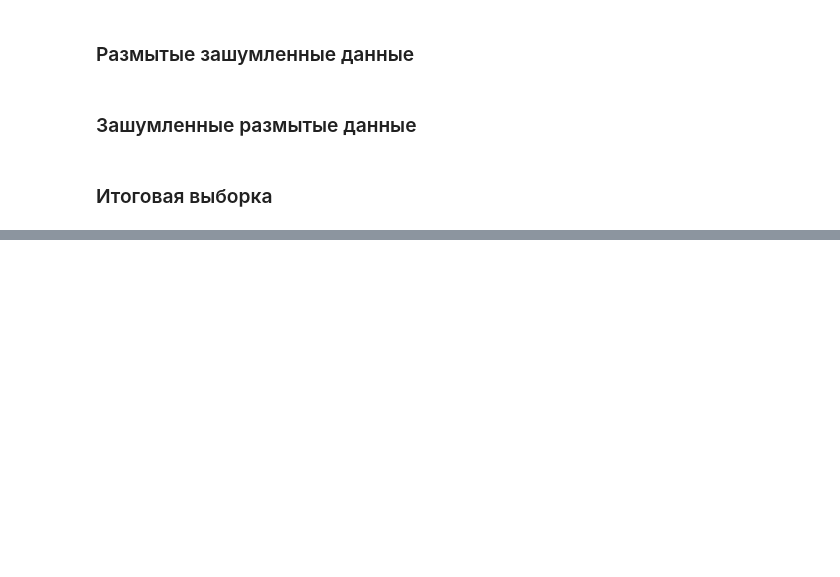
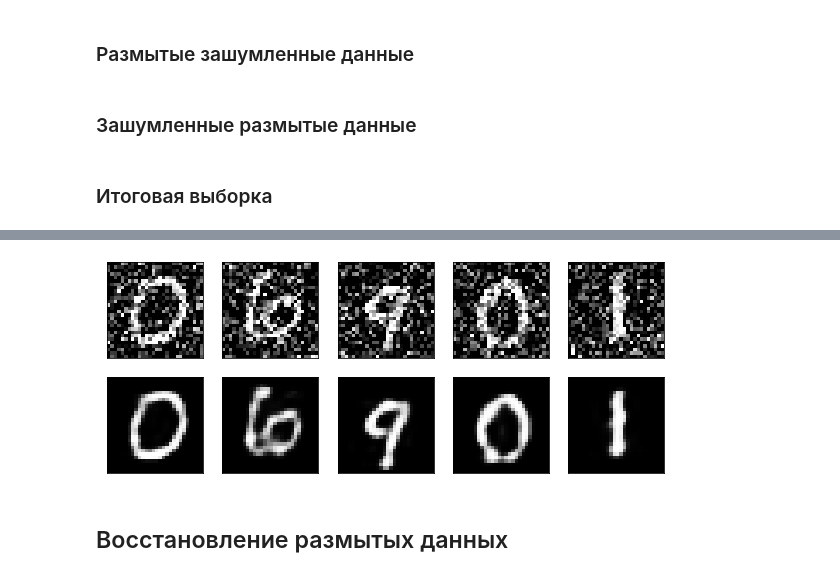
Before and after one commit to FainaIgnatishina/Autoencoders, a Jupyter notebook: Autoencoders.ipynb, the cells around one changed output, grey strips where cells are left out. Drawn from its saved outputs; the diff is of its cells as text; code cells hidden in the pictures; blank space fills up the shorter version.

```diff
--- a/Autoencoders.ipynb
+++ b/Autoencoders.ipynb
@@ -131,0 +221,2 @@ plt.show()
+# %%
+history = autoencoder.fit(X_train_noisy, X_train, batch_size=batch_size, epochs=epochs, verbose=1, validation_data=(X_test, X_test))
@@ -131,0 +234,25 @@ plt.show()
+# %%
+decoded_noisy_imgs = autoencoder.predict(X_test_noisy)
+# %%
+first = 10
+n = 5
+plt.figure(figsize=(10, 6))
+for i in range(n):
+    ax = plt.subplot(3, n, i+1)
+    plt.imshow(X_test_noisy[i+first].reshape(28, 28))
+    plt.gray()
+    ax.get_xaxis().set_visible(False)
+    ax.get_yaxis().set_visible(False)
+
+
+    ax = plt.subplot(3, n, i+n+1)
+    plt.imshow(decoded_noisy_imgs[i+first].reshape(28, 28))
+    plt.gray()
+    ax.get_xaxis().set_visible(False)
+    ax.get_yaxis().set_visible(False)
+
+plt.show()
+# %% [output]
+[figure, added]
+# %% [markdown]
+## Восстановление размытых данных
```
Also changed, not shown: parts of 25 cells of this notebook.
